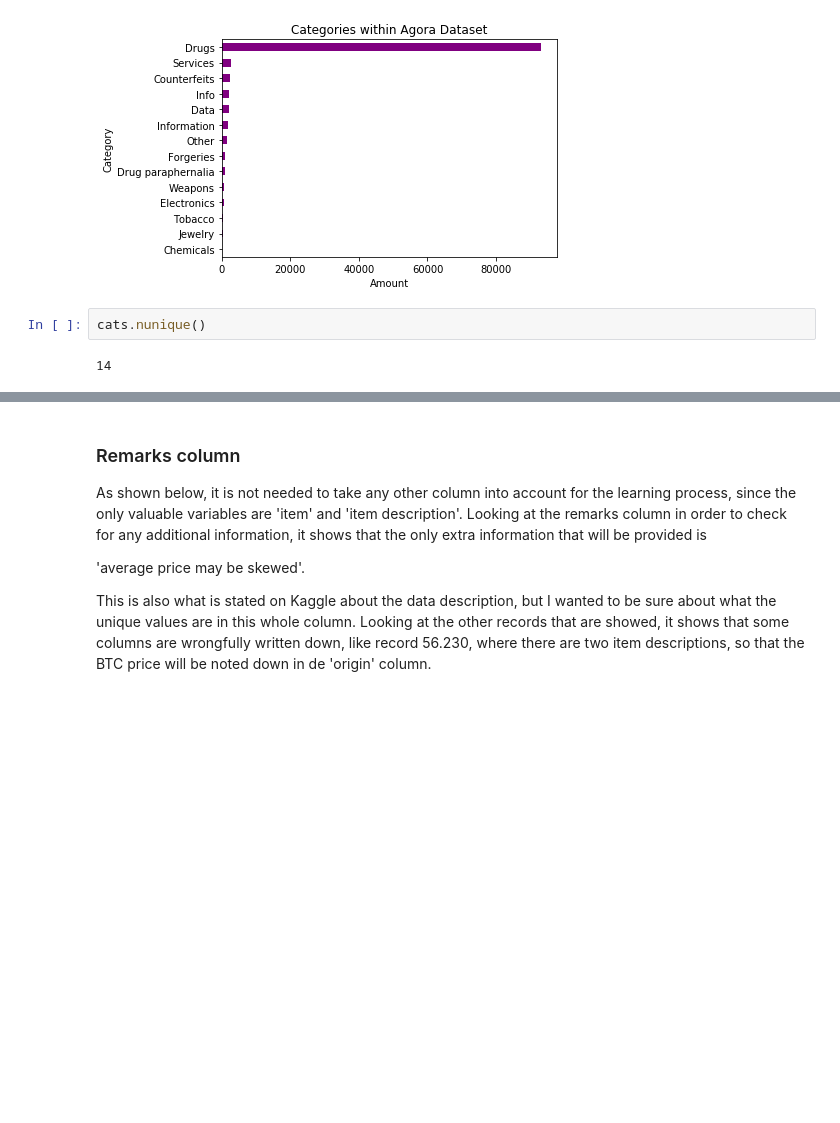
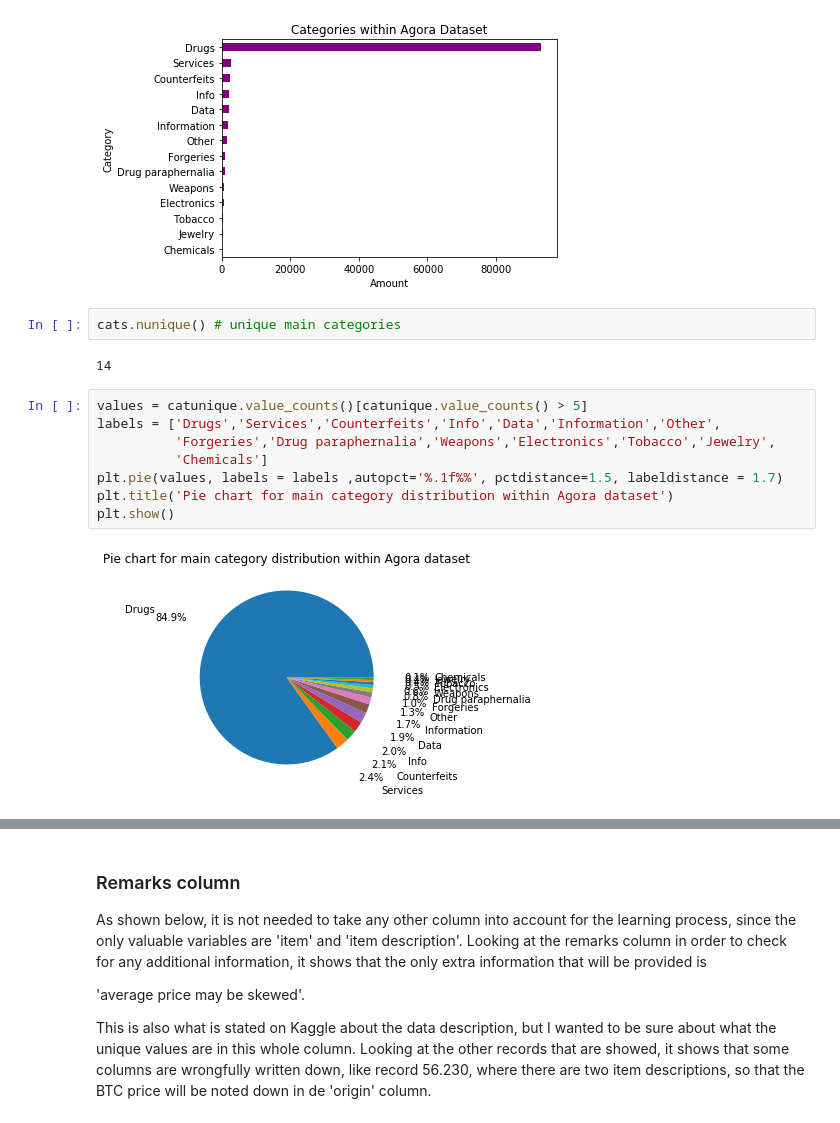
Before and after one commit to mmhverheijden/portfolio_THUAS, a Jupyter notebook: notebooks/Agora_Data_Exploration.ipynb, the cells around one changed output, grey strips where cells are left out. Drawn from its saved outputs; the diff is of its cells as text; blank space fills up the shorter version.

```diff
--- a/notebooks/Agora_Data_Exploration.ipynb
+++ b/notebooks/Agora_Data_Exploration.ipynb
@@ -120,6 +123,16 @@ cats.plot(kind='barh',color="purple")
 <matplotlib.axes._subplots.AxesSubplot at 0x...>
 [figure]
 # %%
-cats.nunique()
+cats.nunique() # unique main categories
 # %% [output]
 14
+# %%
+values = catunique.value_counts()[catunique.value_counts() > 5]
+labels = ['Drugs','Services','Counterfeits','Info','Data','Information','Other',
+          'Forgeries','Drug paraphernalia','Weapons','Electronics','Tobacco','Jewelry',
+          'Chemicals']
+plt.pie(values, labels = labels ,autopct='%.1f%%', pctdistance=1.5, labeldistance = 1.7)
+plt.title('Pie chart for main category distribution within Agora dataset')
+plt.show()
+# %% [output]
+[figure, added]
```
Also changed, not shown: parts of 5 cells of this notebook, 9 other files.
